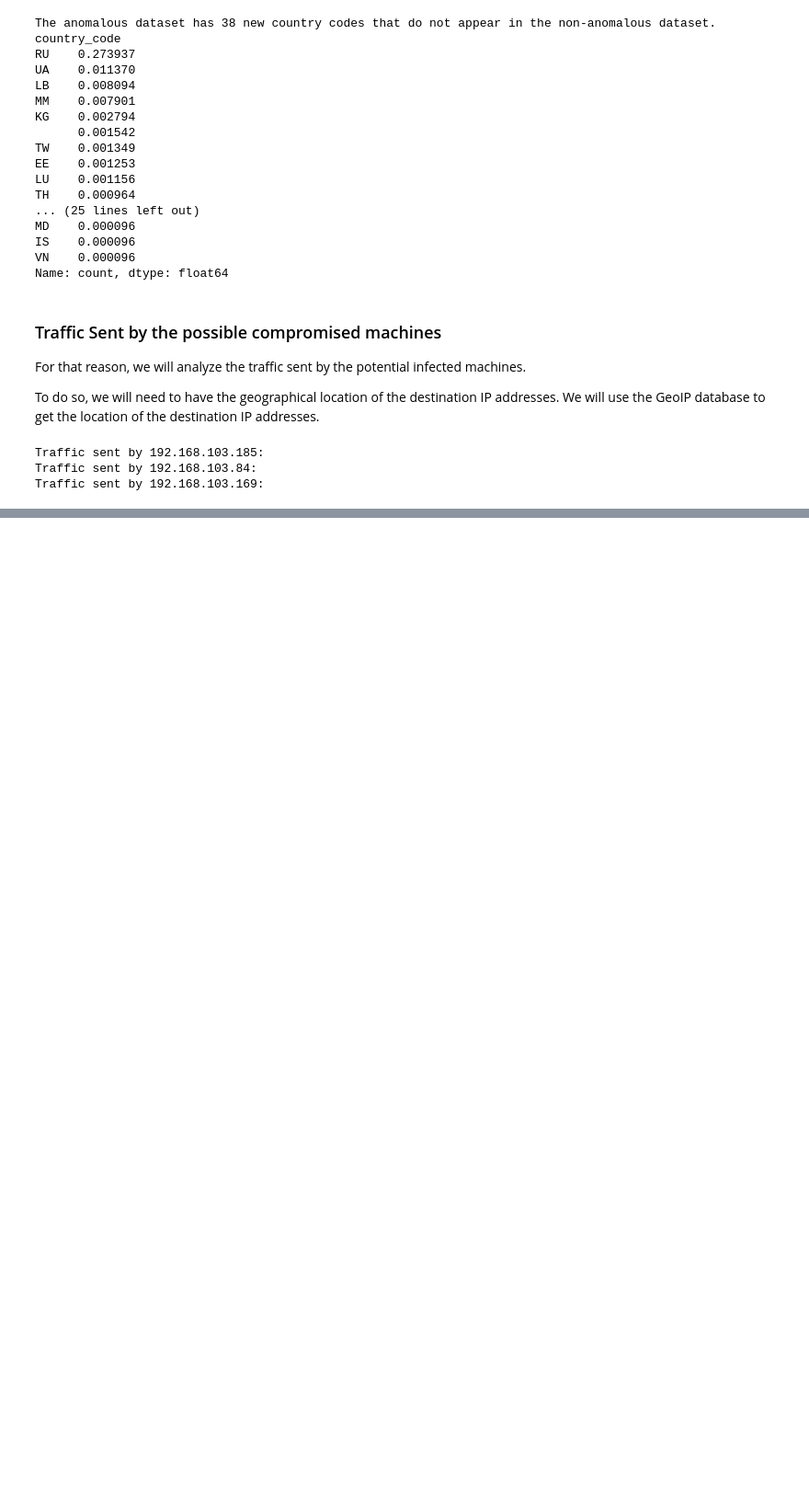
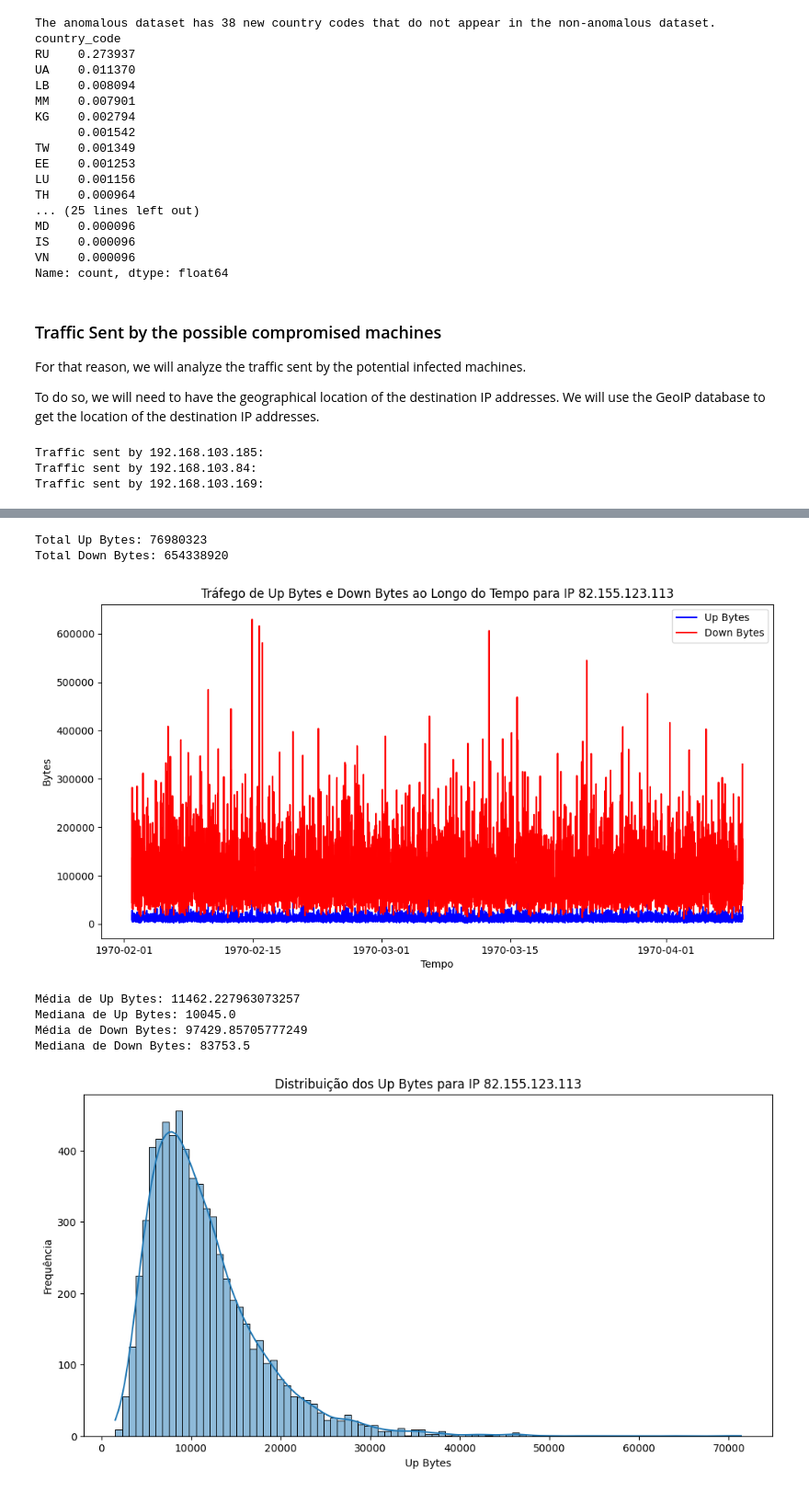
Before and after one commit to NiMouh/AD_SR, a Jupyter notebook: Project.ipynb, the cells around one changed output, grey strips where cells are left out. Shown at 92% size. Saved outputs shown, nothing was run; the diff lists cells and outputs as text; code cells hidden in the pictures; blank space fills up the shorter version.

Commit message:
External DataSet.

```diff
--- a/Project.ipynb
+++ b/Project.ipynb
@@ -598,0 +772,57 @@ Traffic sent by 192.168.103.169:
+# %%
+import seaborn as sns
+# Filtrar os dados para o IP 82.155.123.113
+ip_data = server_df[server_df['src_ip'] == '82.155.123.113']
+
+# Verificar o volume total de tráfego enviado e recebido
+total_up_bytes = ip_data['up_bytes'].sum()
+total_down_bytes = ip_data['down_bytes'].sum()
+
+print(f"Total Up Bytes: {total_up_bytes}")
+print(f"Total Down Bytes: {total_down_bytes}")
+
+# Analisar a distribuição dos up_bytes e down_bytes ao longo do tempo
+plt.figure(figsize=(12, 6))
+plt.plot(ip_data['timestamp'], ip_data['up_bytes'], label='Up Bytes', color='blue')
+plt.plot(ip_data['timestamp'], ip_data['down_bytes'], label='Down Bytes', color='red')
+plt.title('Tráfego de Up Bytes e Down Bytes ao Longo do Tempo para IP 82.155.123.113')
+plt.xlabel('Tempo')
+plt.ylabel('Bytes')
+plt.legend()
+plt.show()
+
+# Comparar a média e a mediana dos up_bytes e down_bytes com os demais IPs
+mean_up_bytes = ip_data['up_bytes'].mean()
+median_up_bytes = ip_data['up_bytes'].median()
+mean_down_bytes = ip_data['down_bytes'].mean()
+median_down_bytes = ip_data['down_bytes'].median()
+
+print(f"Média de Up Bytes: {mean_up_bytes}")
+print(f"Mediana de Up Bytes: {median_up_bytes}")
+print(f"Média de Down Bytes: {mean_down_bytes}")
+print(f"Mediana de Down Bytes: {median_down_bytes}")
+
+# Plotar a distribuição dos up_bytes
+plt.figure(figsize=(12, 6))
+sns.histplot(ip_data['up_bytes'], kde=True)
+plt.title('Distribuição dos Up Bytes para IP 82.155.123.113')
+plt.xlabel('Up Bytes')
+plt.ylabel('Frequência')
+plt.show()
+
+# Plotar a distribuição dos down_bytes
+plt.figure(figsize=(12, 6))
+sns.histplot(ip_data['down_bytes'], kde=True)
+plt.title('Distribuição dos Down Bytes para IP 82.155.123.113')
+plt.xlabel('Down Bytes')
+plt.ylabel('Frequência')
+plt.show()
+# %% [output]
+Total Up Bytes: 76980323
+Total Down Bytes: 654338920
+[figure, added]
+Média de Up Bytes: 11462.227963073257
+Mediana de Up Bytes: 10045.0
+Média de Down Bytes: 97429.85705777249
+Mediana de Down Bytes: 83753.5
+[figure, added]
```
Also changed, not shown: parts of 16 cells of this notebook, 1 other file.
